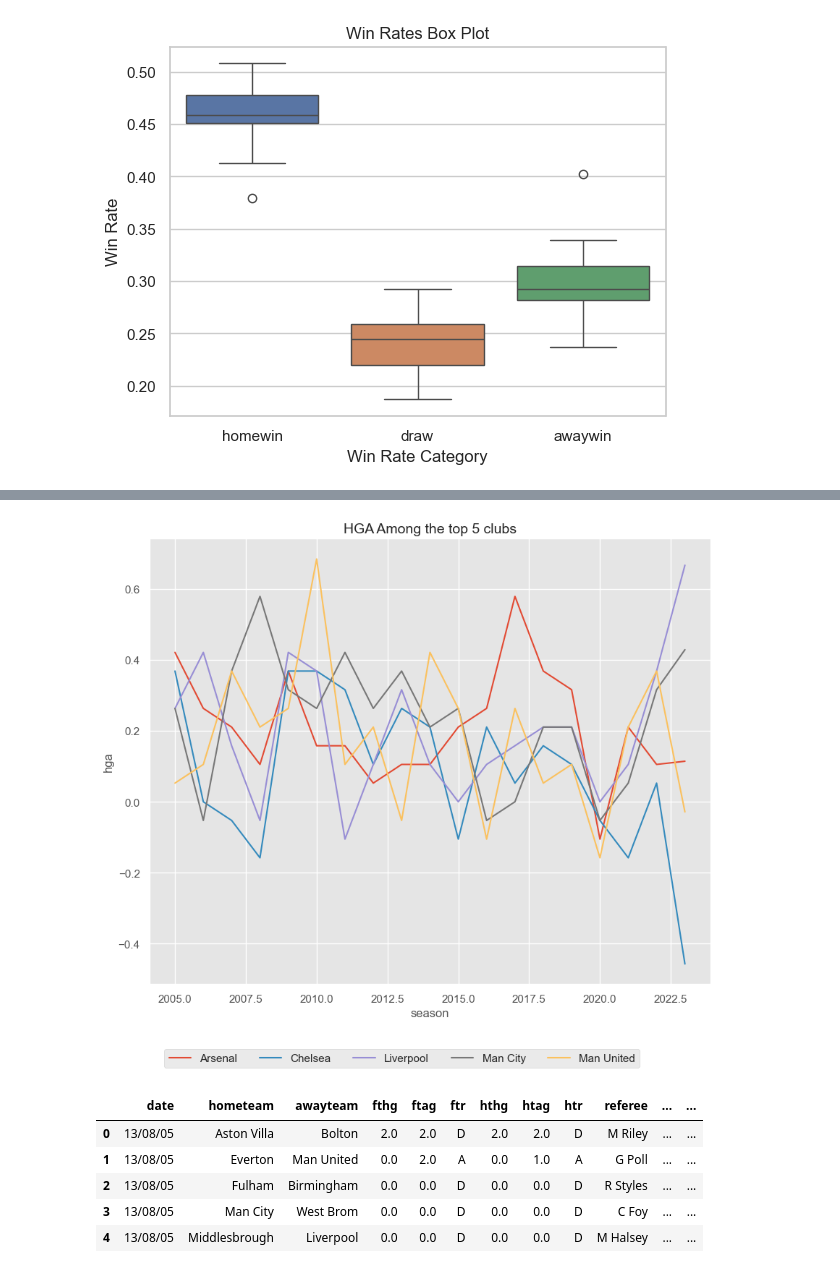
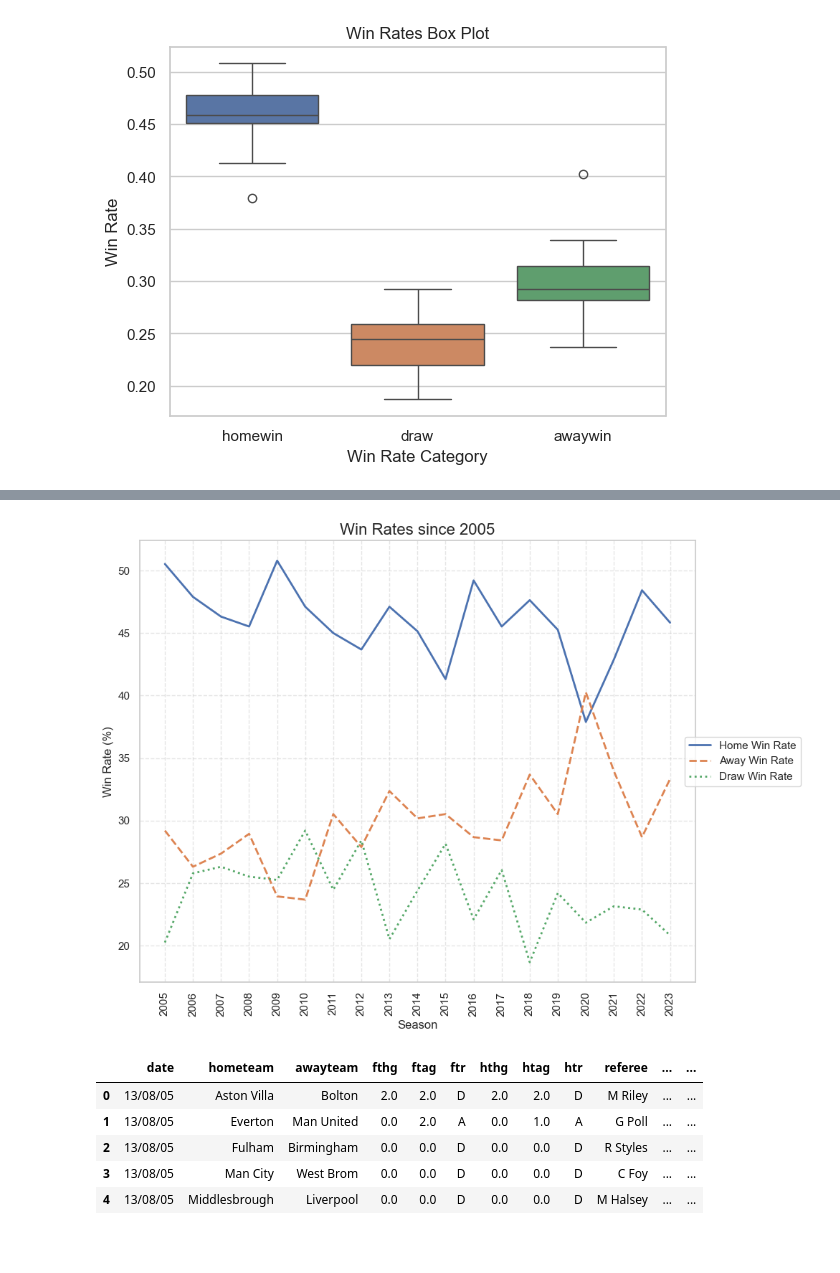
Before and after one commit to RuiFSP/Premier-League-Football, a Jupyter notebook: predict_football.ipynb, the cells around one changed output, grey strips where cells are left out. Drawn from its saved outputs; the diff is of its cells as text; code cells hidden in the pictures; blank space fills up the shorter version.

```diff
--- a/predict_football.ipynb
+++ b/predict_football.ipynb
@@ -161,11 +90,34 @@ hga_top_5.unstack(level=0)
-# %%
-plt.figure(figsize=(10, 8))
-sns.lineplot(x='season', y='hga', hue='team', data=hga_top_5.reset_index().rename(columns={0: 'hga', 'hometeam': 'team'}))
-plt.legend(loc='lower center', ncol=6, bbox_to_anchor=(0.45, -0.2))
-plt.title("HGA Among the top 5 clubs", fontsize=14)
-plt.show()
-# %% [output]
-[figure, removed]
+# %%
+fig = plt.figure(figsize=(10, 8))
+ax = fig.add_subplot(111)
+
+# Plot the lines with custom line styles
+home_line = ax.plot(win_rates.index.astype(int), win_rates['homewin']*100, label='Home Win Rate', linestyle='-', linewidth=2)
+away_line = ax.plot(win_rates.index.astype(int), win_rates['awaywin']*100, label='Away Win Rate', linestyle='--', linewidth=2)
+draw_line = ax.plot(win_rates.index.astype(int), win_rates['draw']*100, label='Draw Win Rate', linestyle=':', linewidth=2)
+
+# Add grid lines
+ax.grid(True, linestyle='--', alpha=0.5)
+
+# Set the x-axis and y-axis labels
+ax.set_xlabel("Season")
+ax.set_ylabel("Win Rate (%)")
+
+# Set the title and font size
+plt.title("Win Rates since 2005", fontsize=16)
+
+# Customize the legend
+legend_handles = home_line + away_line + draw_line
+legend_labels = [handle.get_label() for handle in legend_handles]
+plt.legend(legend_handles, legend_labels, loc='center right', bbox_to_anchor=(1.2, 0.5))
+
+# Format x-axis labels as integers and rotate them
+plt.xticks(win_rates.index.astype(int), rotation=90)
+
+# Show the plot
+plt.show()
+# %% [output]
+[figure, added]
 # %%
 df.head()
 # %% [output]
```
Also changed, not shown: parts of 8 cells of this notebook.
